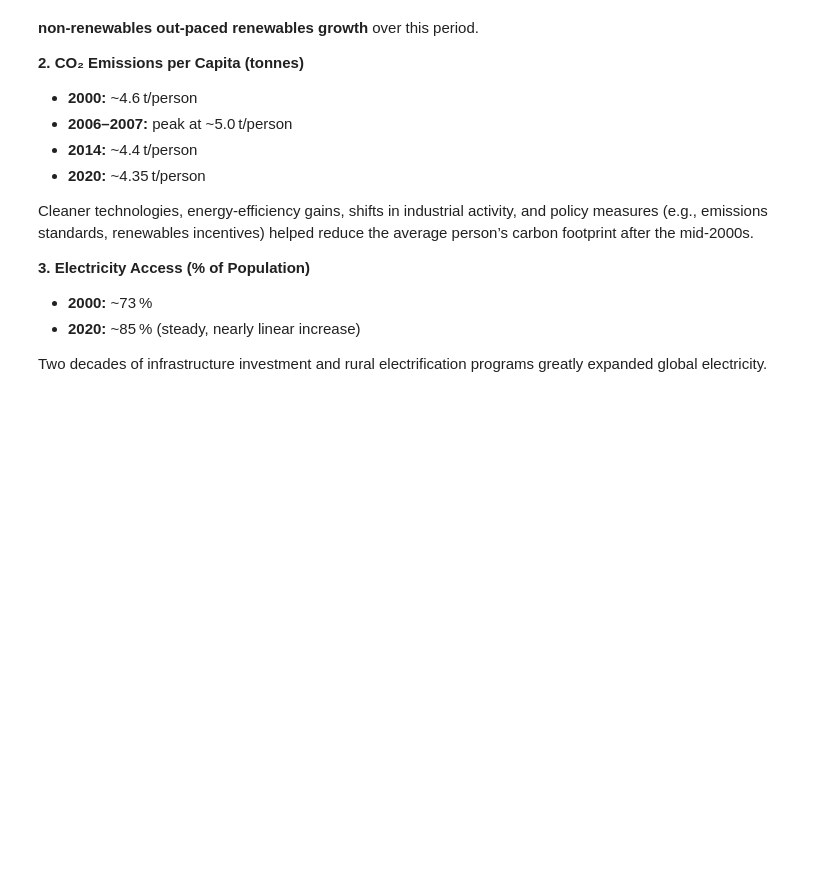
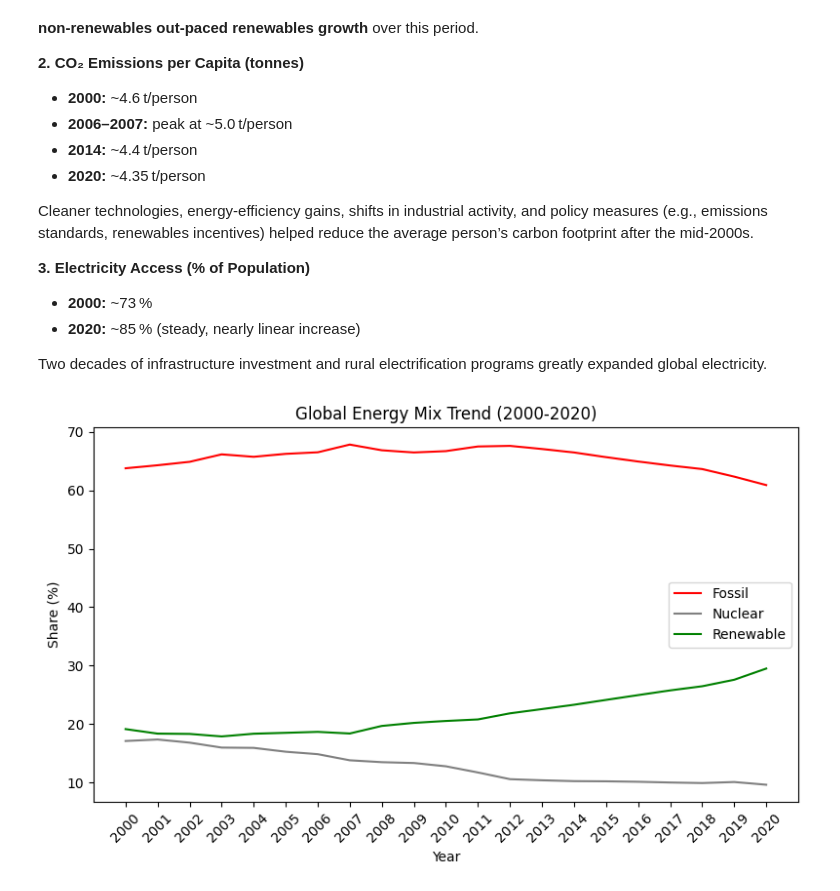
Before and after one commit to SelinaFischer/climate_tipping_points, a Jupyter notebook: jupyter_notebooks/2. eda process.ipynb, the cells around one changed output. Cells and saved outputs as stored; diff of their text form; code cells hidden in the pictures; blank space fills up the shorter version.

Commit message:
analyse reg & ctry

```diff
--- a/jupyter_notebooks/2. eda process.ipynb
+++ b/jupyter_notebooks/2. eda process.ipynb
@@ -493,3 +493,37 @@ Cleaner technologies, energy‑efficiency gains, shifts in industrial activity,
 - **2020:** ~85 % (steady, nearly linear increase)
 
 Two decades of infrastructure investment and rural electrification programs greatly expanded global electricity.
+# %%
+# Analyse global energy mix
+import pandas as pd
+import matplotlib.pyplot as plt
+
+# Load dataset
+df = pd.read_csv('../data/cleaned/enhanced_energy_features.csv')
+
+# Compute global energy shares
+global_agg = df.groupby('year').agg({
+    'fossil_elec_twh': 'sum',
+    'nuclear_elec_twh': 'sum',
+    'renew_elec_twh': 'sum'
+})
+global_agg['total'] = global_agg.sum(axis=1)
+global_agg['fossil_pct'] = global_agg['fossil_elec_twh'] / global_agg['total'] * 100
+global_agg['nuclear_pct'] = global_agg['nuclear_elec_twh'] / global_agg['total'] * 100
+global_agg['renew_pct'] = global_agg['renew_elec_twh'] / global_agg['total'] * 100
+
+years = global_agg.index.astype(int)
+
+plt.figure(figsize=(8, 5))
+plt.plot(years, global_agg['fossil_pct'], label='Fossil', color='red')
+plt.plot(years, global_agg['nuclear_pct'], label='Nuclear', color='grey')
+plt.plot(years, global_agg['renew_pct'], label='Renewable', color='green')
+plt.xlabel('Year')
+plt.ylabel('Share (%)')
+plt.title('Global Energy Mix Trend (2000-2020)')
+plt.xticks(years, years, rotation=45)
+plt.legend()
+plt.tight_layout()
+plt.show()
+# %% [output]
+[figure, added]
```
Also changed, not shown: parts of 2 cells of this notebook.
